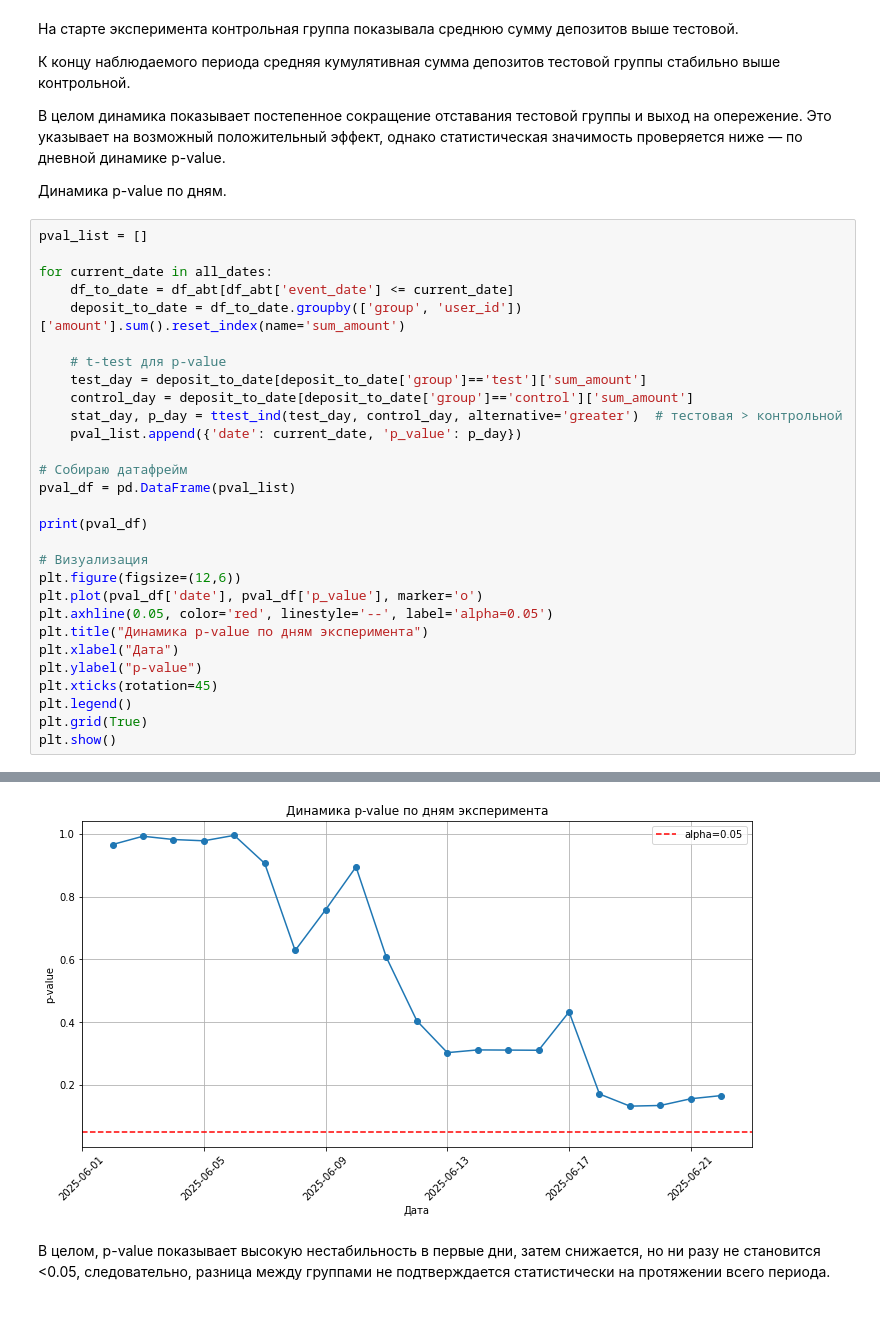
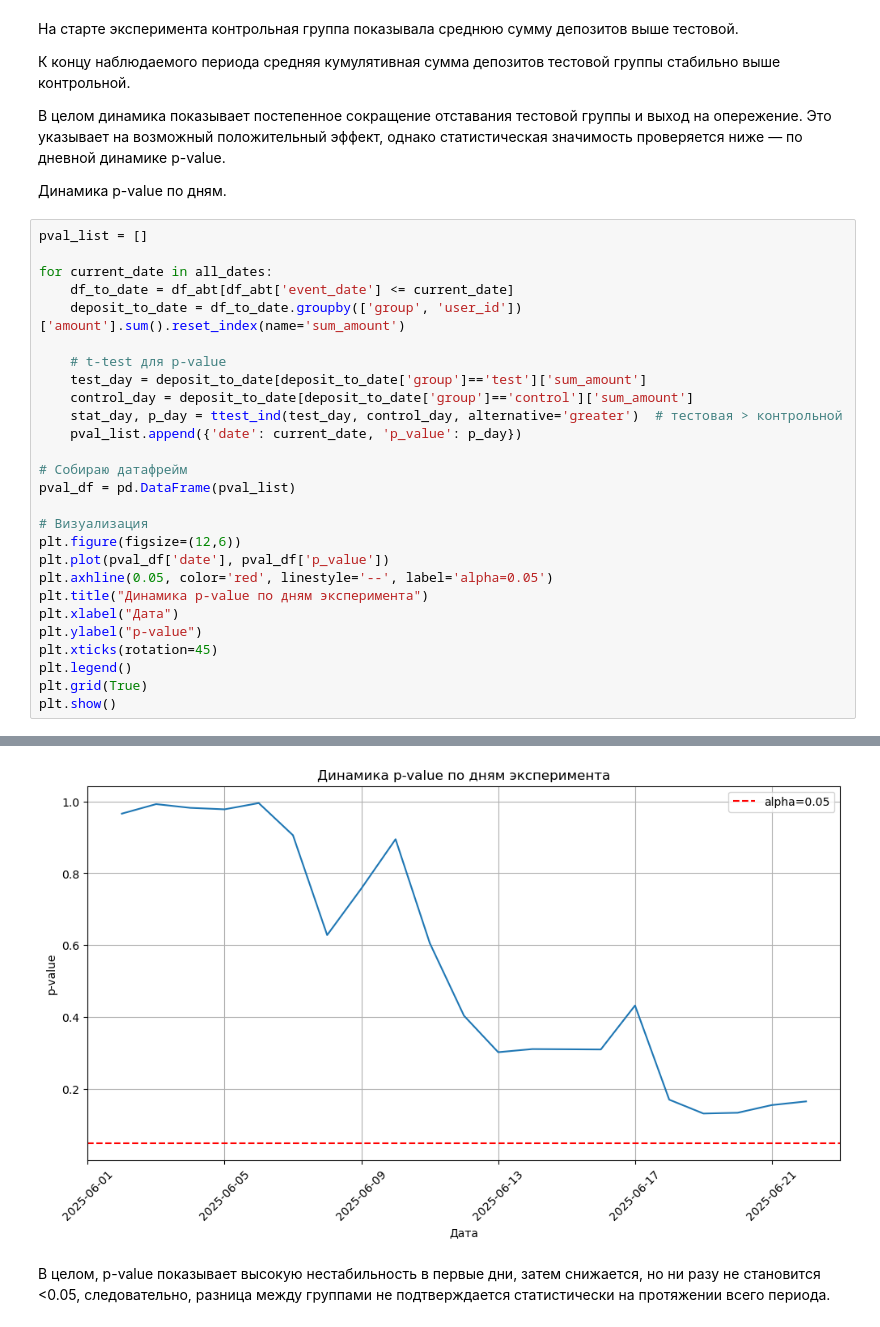
Before and after one commit to Vera-Mur/ab-test-fintech-onboarding, a Jupyter notebook: ab_test_fintech_onboarding.ipynb, the cells around one changed output, grey strips where cells are left out. Cells and saved outputs as stored; diff of their text form.

```diff
--- a/ab_test_fintech_onboarding.ipynb
+++ b/ab_test_fintech_onboarding.ipynb
@@ -1209,11 +1129,9 @@ for current_date in all_dates:
 # Собираю датафрейм
 pval_df = pd.DataFrame(pval_list)
 
-print(pval_df)
-
 # Визуализация
 plt.figure(figsize=(12,6))
-plt.plot(pval_df['date'], pval_df['p_value'], marker='o')
+plt.plot(pval_df['date'], pval_df['p_value'])
 plt.axhline(0.05, color='red', linestyle='--', label='alpha=0.05')
 plt.title("Динамика p-value по дням эксперимента")
 plt.xlabel("Дата")
@@ -1243,4 +1144,4 @@ plt.show()
-[figure, old version]
+[figure, new version]
 # %% [markdown]
 В целом, p-value показывает высокую нестабильность в первые дни, затем снижается, но ни разу не становится <0.05, следовательно, разница между группами не подтверждается статистически на протяжении всего периода.
 # %% [markdown]
```
Also changed, not shown: parts of 33 cells of this notebook.
